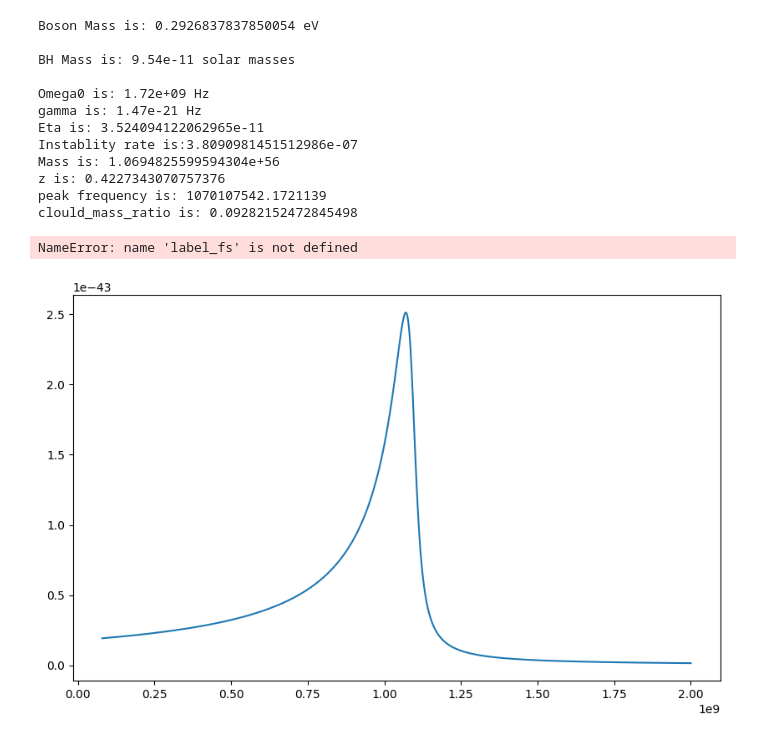
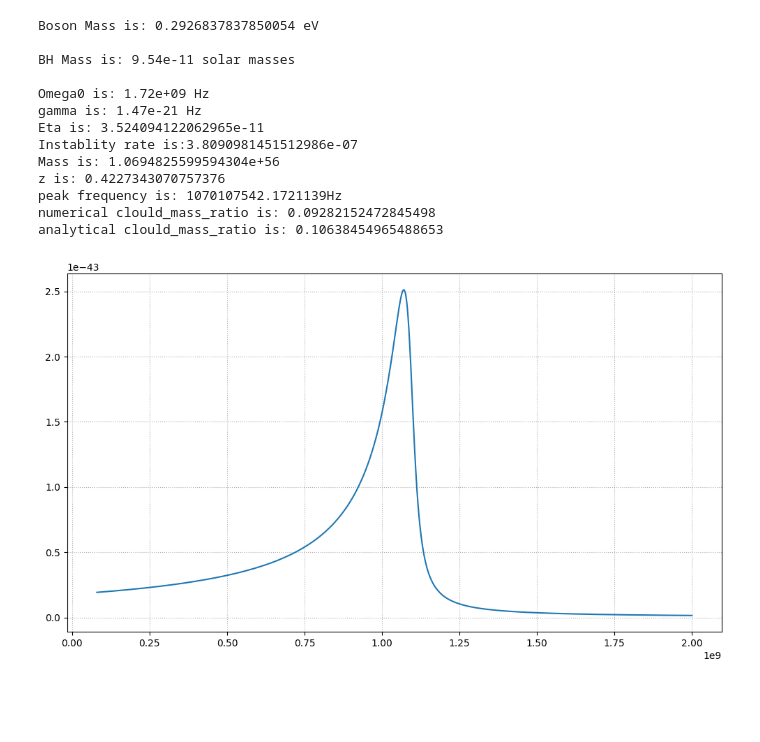
Before and after one commit to cewasiuk/3rd-Generation-Gravitational-Wave-Detector-Strain-Templates, a Jupyter notebook: henry/python_wf/binary_level_transitions_plot_numerical_cloud_mass.ipynb, the cells around one changed output. Drawn from its saved outputs; the diff is of its cells as text; code cells hidden in the pictures; blank space fills up the shorter version.

```diff
--- a/henry/python_wf/binary_level_transitions_plot_numerical_cloud_mass.ipynb
+++ b/henry/python_wf/binary_level_transitions_plot_numerical_cloud_mass.ipynb
@@ -69,42 +69,42 @@ print(f'Eta is: {eta}')
 print(f'Instablity rate is:{Gamma_abs}')
 print(f'Mass is: {M}')
 print(f'z is: {z_parameter(eta, 2, gamma)}')
-print(f'peak frequency is: {(fc_from_Omega0(Omega0) - 2 * z_parameter(eta, 2, gamma)* Gamma_abs / np.pi) *2.417987242e14}')
+print(f'peak frequency is: {(fc_from_Omega0(Omega0) - 2 * z_parameter(eta, 2, gamma)* Gamma_abs / np.pi) *2.417987242e14}Hz')
 print(f'numerical clould_mass_ratio is: {compute_cloud_mass_numerical(alpha, M, m_boson, spin=0.99)/M}')
 print(f'analytical clould_mass_ratio is: {q_c(alpha, m_i)}')
 
 iota = np.pi/2
 Hf = h_of_iota(iota)
 
 
 # Plot amplitude
 plt.figure(figsize=(10,6))
 
 #plt.semilogy(f, np.abs(Hf)) #change this to plt.plot to restore it to linear to match the mathematica graph
 
 plt.plot(f, np.abs(Hf))
 
 
-plt.xscale('log')      # keep x-axis logarithmic
+#plt.xscale('log')      # keep x-axis logarithmic
 #plt.yscale('log')   # linear y-axis
 
-plt.tick_params(axis='both', which='both', labelsize=tick_fs)
+#plt.tick_params(axis='both', which='both', labelsize=tick_fs)
 
 plt.grid(True, ls=":")
 plt.tight_layout()
 plt.show()
 # %% [output]
 Boson Mass is: 0.2926837837850054 eV
 
 BH Mass is: 9.54e-11 solar masses
 
 Omega0 is: 1.72e+09 Hz
 gamma is: 1.47e-21 Hz
 Eta is: 3.524094122062965e-11
 Instablity rate is:3.8090981451512986e-07
 Mass is: 1.0694825599594304e+56
 z is: 0.4227343070757376
-peak frequency is: 1070107542.1721139
-clould_mass_ratio is: 0.09282152472845498
+peak frequency is: 1070107542.1721139Hz
+numerical clould_mass_ratio is: 0.09282152472845498
+analytical clould_mass_ratio is: 0.10638454965488653
-NameError: name 'label_fs' is not defined
-[figure, old version]
+[figure, new version]
```
Also changed, not shown: parts of 1 cell of this notebook, 1 other file.
